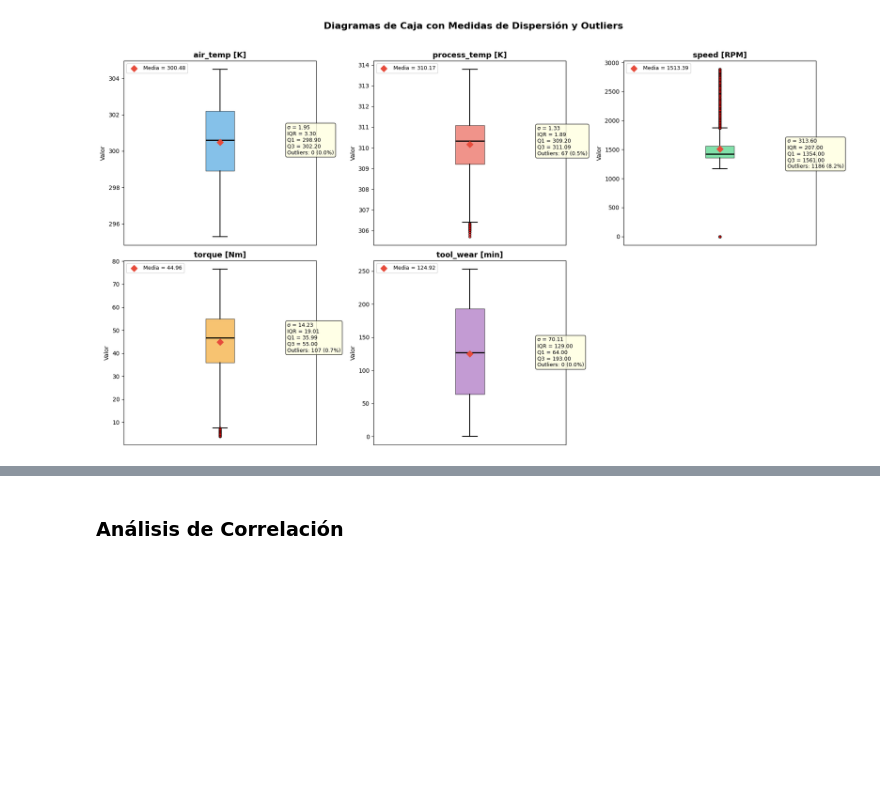
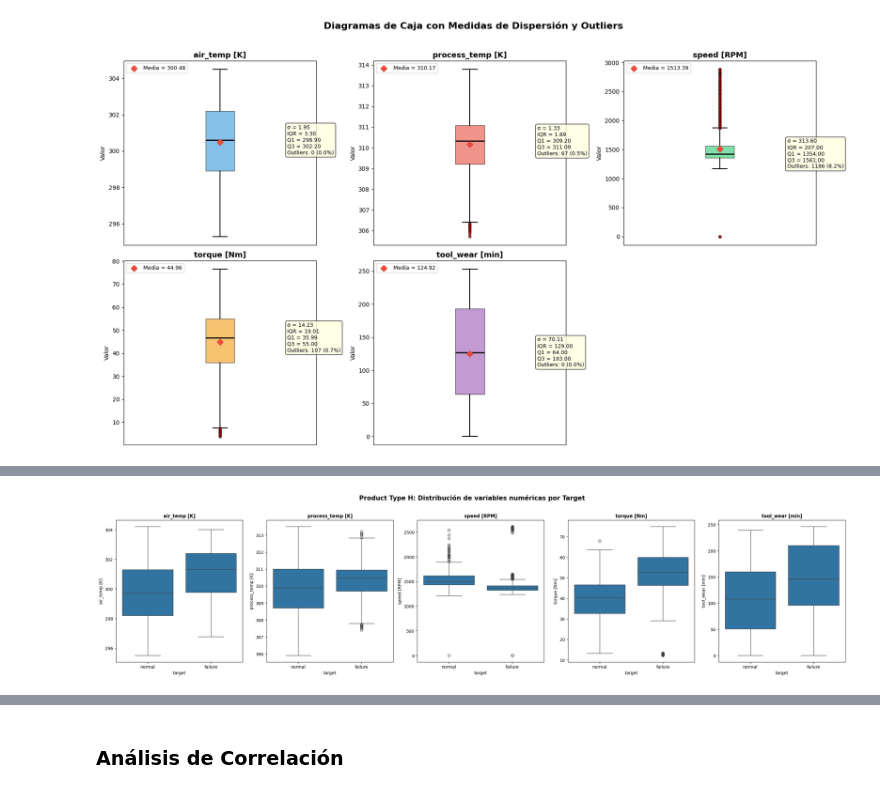
Before and after one commit to gonzag8/TP-Ciencia-de-Datos, a Jupyter notebook: Core/tp_cdd.ipynb, the cells around one changed output, grey strips where cells are left out. Saved outputs shown, nothing was run; the diff lists cells and outputs as text; code cells hidden in the pictures; blank space fills up the shorter version.

```diff
--- a/Core/tp_cdd.ipynb
+++ b/Core/tp_cdd.ipynb
@@ -294,0 +485,14 @@ plt.show()
+# %%
+variables_numericas = ['air_temp [K]', 'process_temp [K]', 'speed [RPM]', 'torque [Nm]', 'tool_wear [min]']
+
+fig, axes = plt.subplots(nrows=1, ncols=len(variables_numericas), figsize=(25, 6))
+
+for i, var in enumerate(variables_numericas):
+    sns.boxplot(data=df[df['product_type'] == 'H'], x='target', y=var, ax=axes[i])
+    axes[i].set_title(f'{var}', fontsize=11, fontweight='bold')
+
+fig.suptitle('Product Type H: Distribución de variables numéricas por Target', fontsize=15, fontweight='bold', y=1.02)
+plt.tight_layout()
+plt.show()
+# %% [output]
+[figure, added]
```
Also changed, not shown: parts of 11 cells of this notebook.
